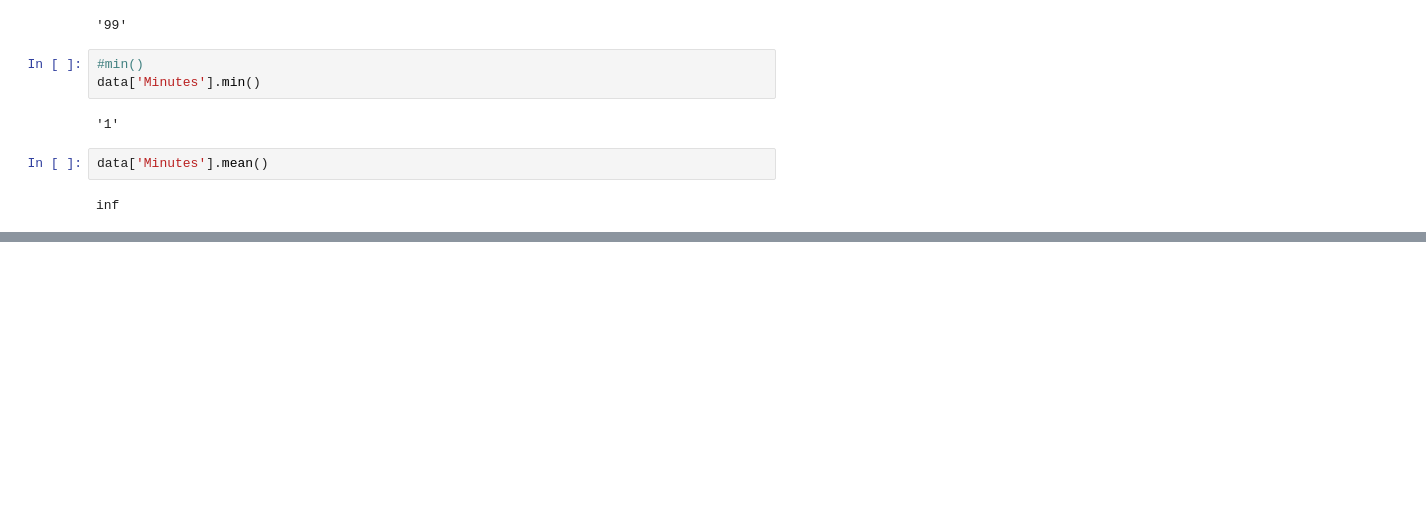
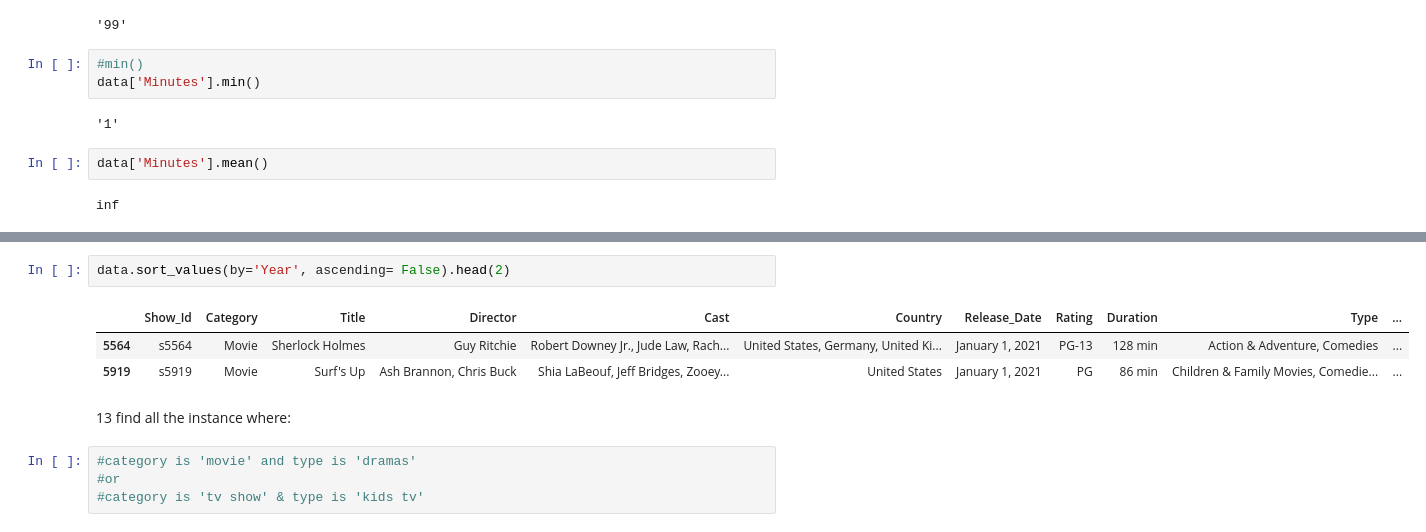
Before and after one commit to Rishiraj-singh7/ott-platform--dataset, a Jupyter notebook: main.ipynb, the cells around one changed output, grey strips where cells are left out. Cells and saved outputs as stored; diff of their text form; blank space fills up the shorter version.

```diff
--- a/main.ipynb
+++ b/main.ipynb
@@ -554,0 +606,12 @@ inf
+# %%
+data.sort_values(by='Year', ascending= False).head(2)
+# %% [output]
+|  | Show_Id | Category | Title | Director | Cast | Country | Release_Date | Rating | Duration | Type | ... |
+| 5564 | s5564 | Movie | Sherlock Holmes | Guy Ritchie | Robert Downey Jr., Jude Law, Rach... | United States, Germany, United Ki... | January 1, 2021 | PG-13 | 128 min | Action & Adventure, Comedies | ... |
+| 5919 | s5919 | Movie | Surf's Up | Ash Brannon, Chris Buck | Shia LaBeouf, Jeff Bridges, Zooey... | United States | January 1, 2021 | PG | 86 min | Children & Family Movies, Comedie... | ... |
+# %% [markdown]
+13 find all the  instance where:
+# %%
+#category is 'movie' and type is 'dramas'
+#or
+#category is 'tv show' & type is 'kids tv'
```
Also changed, not shown: parts of 12 cells of this notebook.
